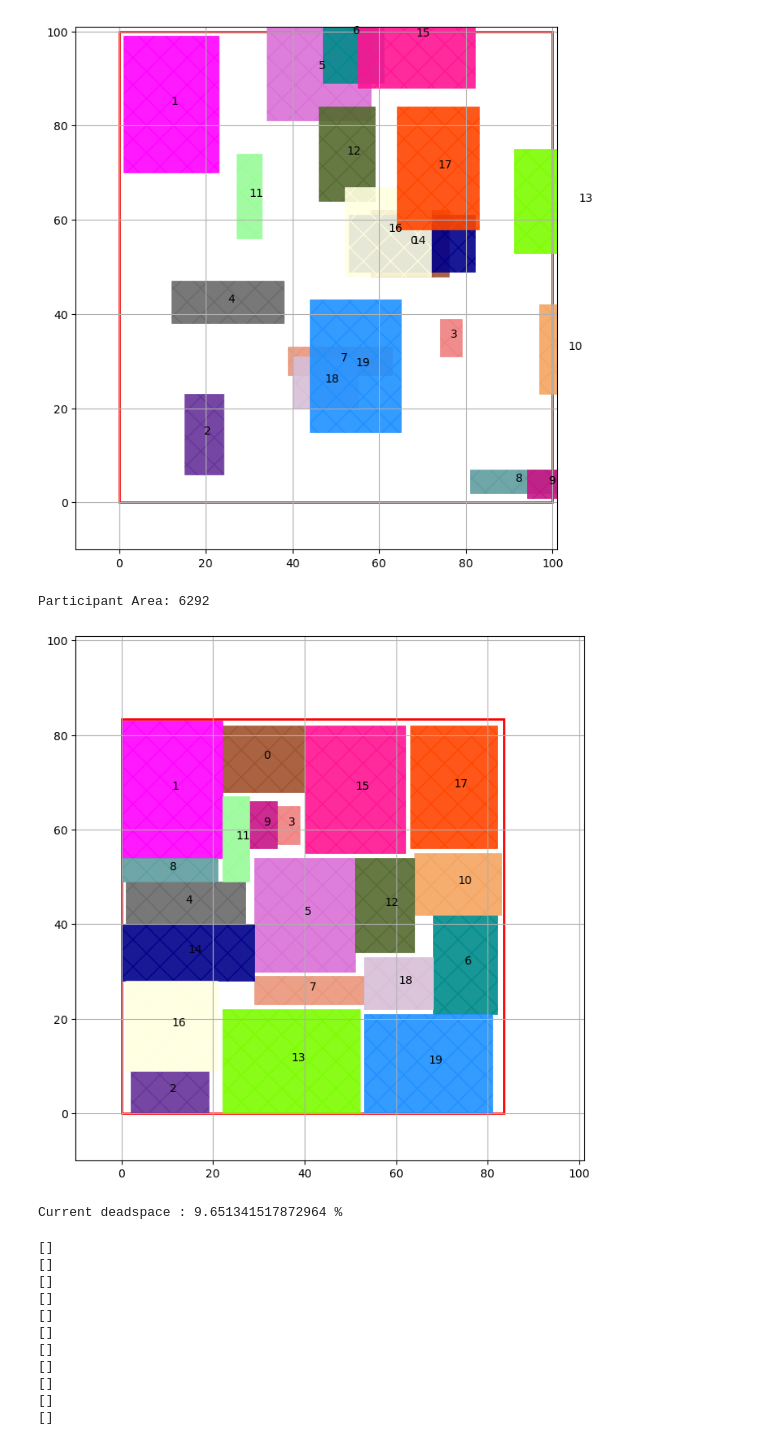
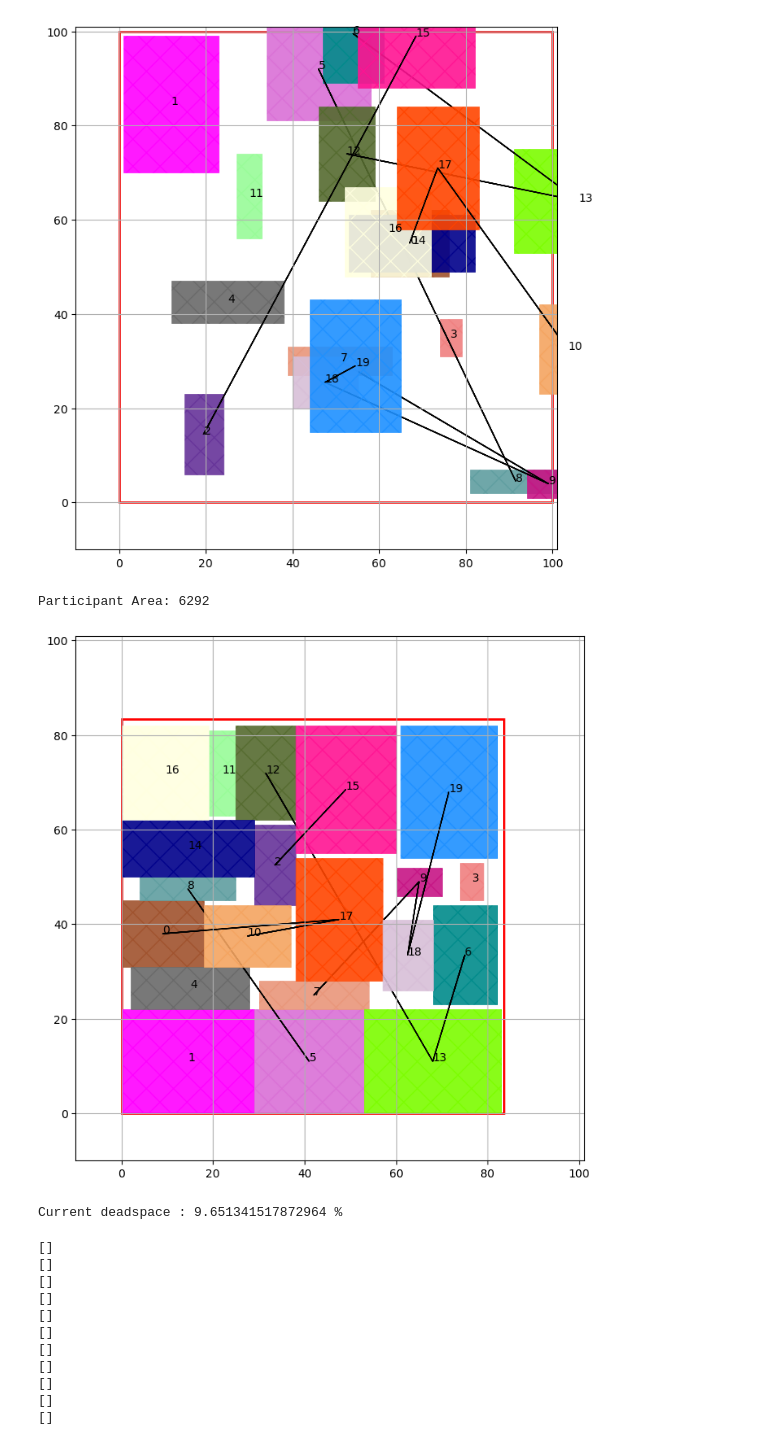
Before and after one commit to TiMo3654/abf, a Jupyter notebook: tests.ipynb, the cells around one changed output. Cells and saved outputs as stored; diff of their text form; code cells hidden in the pictures.

```diff
--- a/tests.ipynb
+++ b/tests.ipynb
@@ -12,33 +12,33 @@ conciliation_quota  = 0.5
 
 critical_amount     = 100
 # %%
-#Random
+# #Random
+# layout_zone         = {"xmin"   : 0, "ymin"   : 0, "width"  : 100, "height" : 100}
+# participants        = generate_unconnected_participants(20, layout_zone, 30, 30, 666)
+# ds_goal             = 10.0
+
+#Random with nets
 layout_zone         = {"xmin"   : 0, "ymin"   : 0, "width"  : 100, "height" : 100}
-participants        = generate_unconnected_participants(20, layout_zone, 30, 30, 666)
+participants        = generate_connected_participants(20, 10, 3, layout_zone, 30, 30, 666)
 ds_goal             = 10.0
-
-# #Random with nets
-# layout_zone         = {"xmin"   : 0, "ymin"   : 0, "width"  : 100, "height" : 100}
-# participants        = generate_connected_participants(20, 10, 3, layout_zone, 30, 30, 666)
-# ds_goal             = 10.0
 
 # # Perfect square
 # layout_zone         = {"xmin"   : 0, "ymin"   : 0, "width"  : 100, "height" : 100}
 # participants        = generate_unconnected_equal_quadratic_participants(9, layout_zone, 31, 420)
 # ds_goal             = 0.48
 
 # # Wheel
 # layout_zone         = {"xmin"   : 0, "ymin"   : 0, "width"  : 300, "height" : 300}
 # participants        = generate_unconnected_wheel_participants(layout_zone, 100, 42)
 # ds_goal             = 0.48
 
 
 plot_size           = 1.01 * layout_zone["width"]
 
 
 a = plot_participants(layout_zone, participants, plot_size, plot_size, plot_connections= True)
 # %% [output]
-[figure, old version]
+[figure, new version]
 # %%
 participants            = determine_initial_conditions(participants, layout_zone, conciliation_quota, critical_amount)
 
@@ -78,7 +78,7 @@ for i in range(500): # maximum rounds of interaction
     for i in range(len(participants)):
         print(participants[str(i)]['last-move'])
 # %% [output]
-[figure, old version]
+[figure, new version]
 Current deadspace : 9.651341517872964 %
 # %%
 participants    	= determine_initial_conditions(participants, layout_zone, conciliation_quota, critical_amount)
```
Also changed, not shown: 1 other file.
